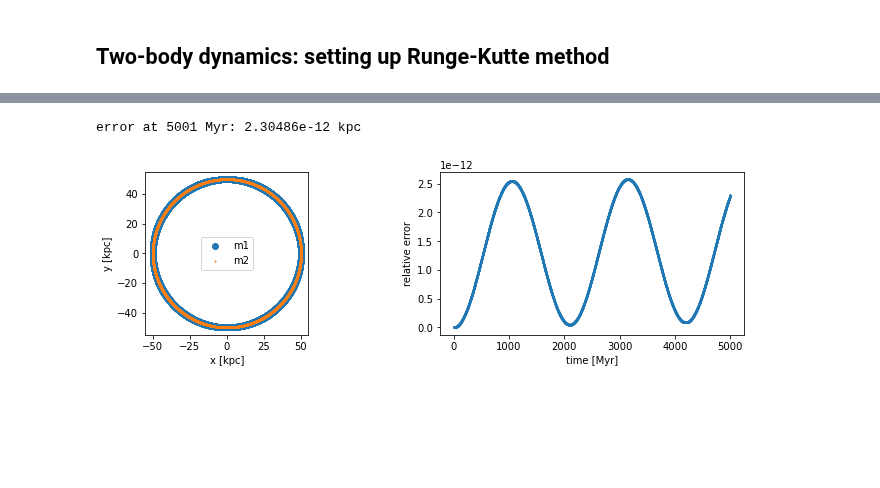
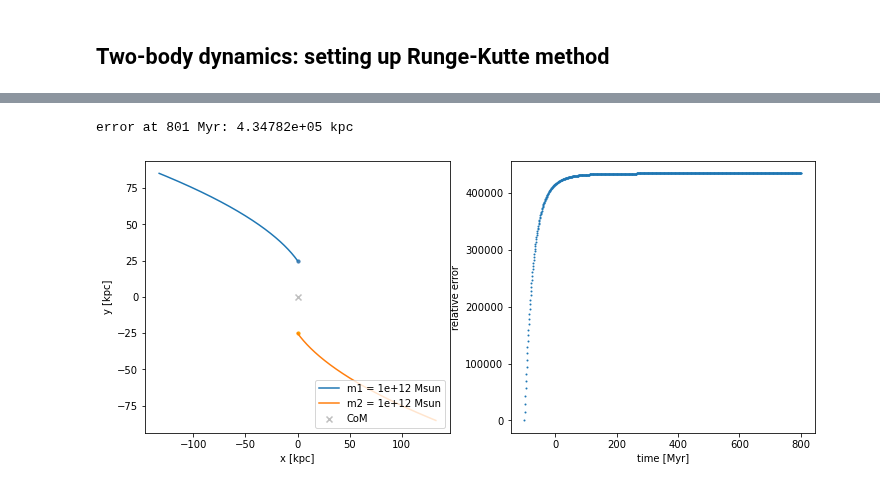
Before and after one commit to q-pratz-chem/Interacting_Galaxies, a Jupyter notebook: runge_kutte.ipynb, the cells around one changed output, grey strips where cells are left out. Drawn from its saved outputs; the diff is of its cells as text; code cells hidden in the pictures; blank space fills up the shorter version.

```diff
--- a/runge_kutte.ipynb
+++ b/runge_kutte.ipynb
@@ -56 +79,10 @@ def get_f(r, f):
+# %%
+def get_err(truth, computed):
+    """Calculate relative error"""
+    if truth == 0.:
+        print("using alt err")
+        err = truth - computed
+    else:
+        err = (truth - computed)/truth
+    return err
 # %%
@@ -173,5 +234,4 @@ err_tol = 1e-5  # allowable error
 # %%
-t, X, Y, err = rk4(t0, tmax, r0, v0, f, h, err_tol, r0)
-# x1, y1, x2, y2
-print(f"final R: {X[-1,0], Y[-1,0], X[-1, 1], Y[-1,1]}")
+t, X, Y, err = rk4(t0, tmax, r0, phi0, dphi0, dr0, f, h, err_tol)
+print(f"runtime: {t[-1]} kpc")
 # %% [output]
@@ -179,16 +245,21 @@ final R: (-38.00074163494694, 32.49528635329263, 38.00074163494694, -32.49528635
 # %%
-fig = plt.figure(figsize=(12,3))
-ax1 = fig.add_subplot(121, aspect='equal')
-ax1.scatter(X[:,0], Y[:,0], label="m1")
-ax1.scatter(X[:,1], Y[:,1], s=1, label="m2")
+fig = plt.figure(figsize=(12,5))
+ax1 = fig.add_subplot(121, aspect='auto')
+# ax1.scatter(X[:,0], Y[:,0], s=1, label="m1")
+# ax1.scatter(X[:,1], Y[:,1], s=1, label="m2")
+plt.scatter(0,0, marker='x', color='grey', alpha=0.5, label=r'CoM')
+plt.scatter(X[0,0], Y[0,0], s=10, c='steelblue') # initial position
+plt.scatter(X[0,1], Y[0,1], s=10, c='orange') # initial position
+plt.plot(X[:,0], Y[:,0], label=f"m1 = {m1:.3} Msun")
+plt.plot(X[:,1], Y[:,1], label=f"m2 = {m2:.3} Msun")
 ax1.set_xlabel("x [kpc]"), ax1.set_ylabel("y [kpc]")
-plt.legend()
+plt.legend(loc='lower right')
 
 ax2 = fig.add_subplot(122,aspect='auto')
 ax2.scatter(t, err, s=1)
 #ax2.set_ylim(err_tol*np.array([-1,1]))
 ax2.set_xlabel("time [Myr]"), ax2.set_ylabel("relative error")
 print(f"error at {t[-1]} Myr: {err[-1]:.6} kpc")
 # %% [output]
-error at 5001 Myr: 2.30486e-12 kpc
+error at 801 Myr: 4.34782e+05 kpc
-[figure, old version]
+[figure, new version]
```
Also changed, not shown: parts of 5 cells of this notebook, 1 other file.
